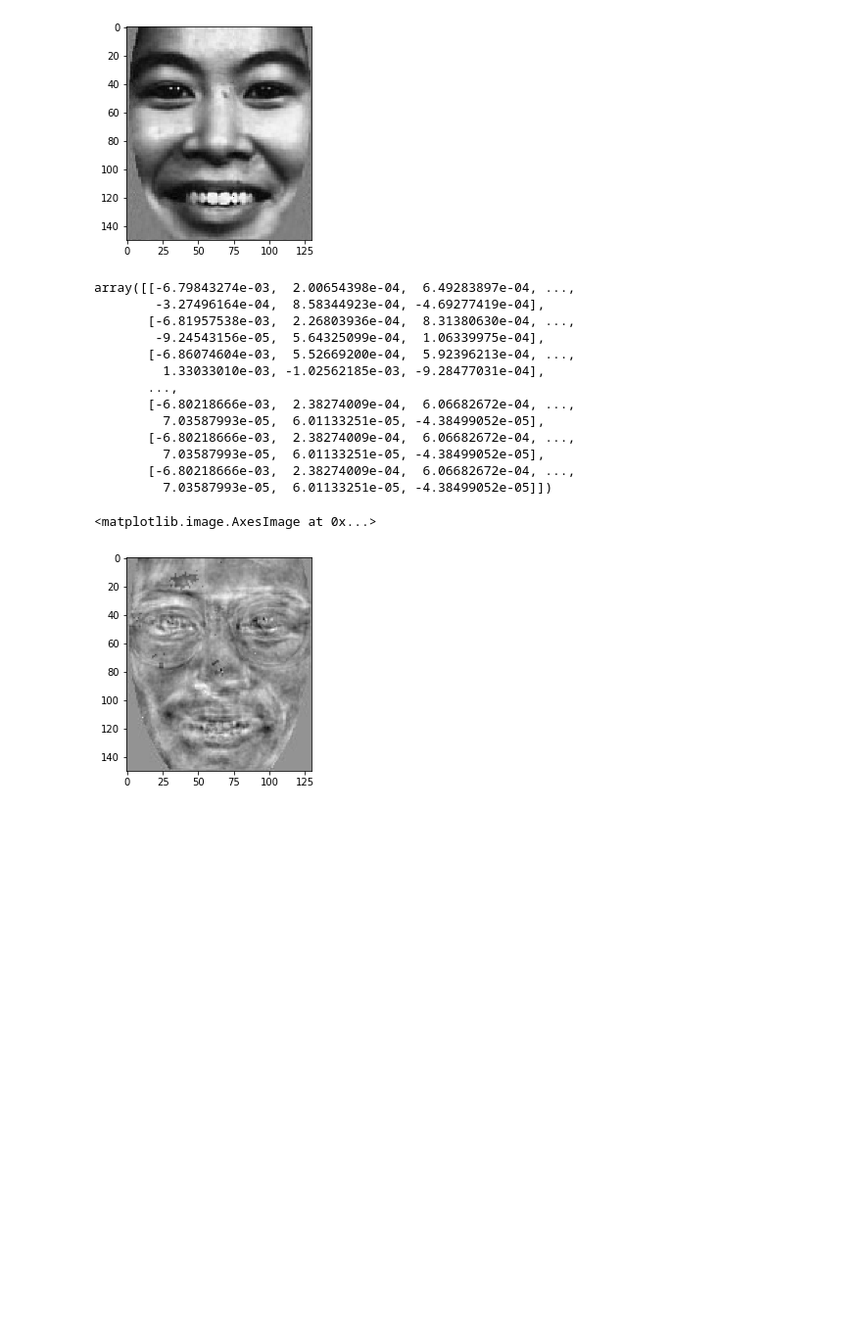
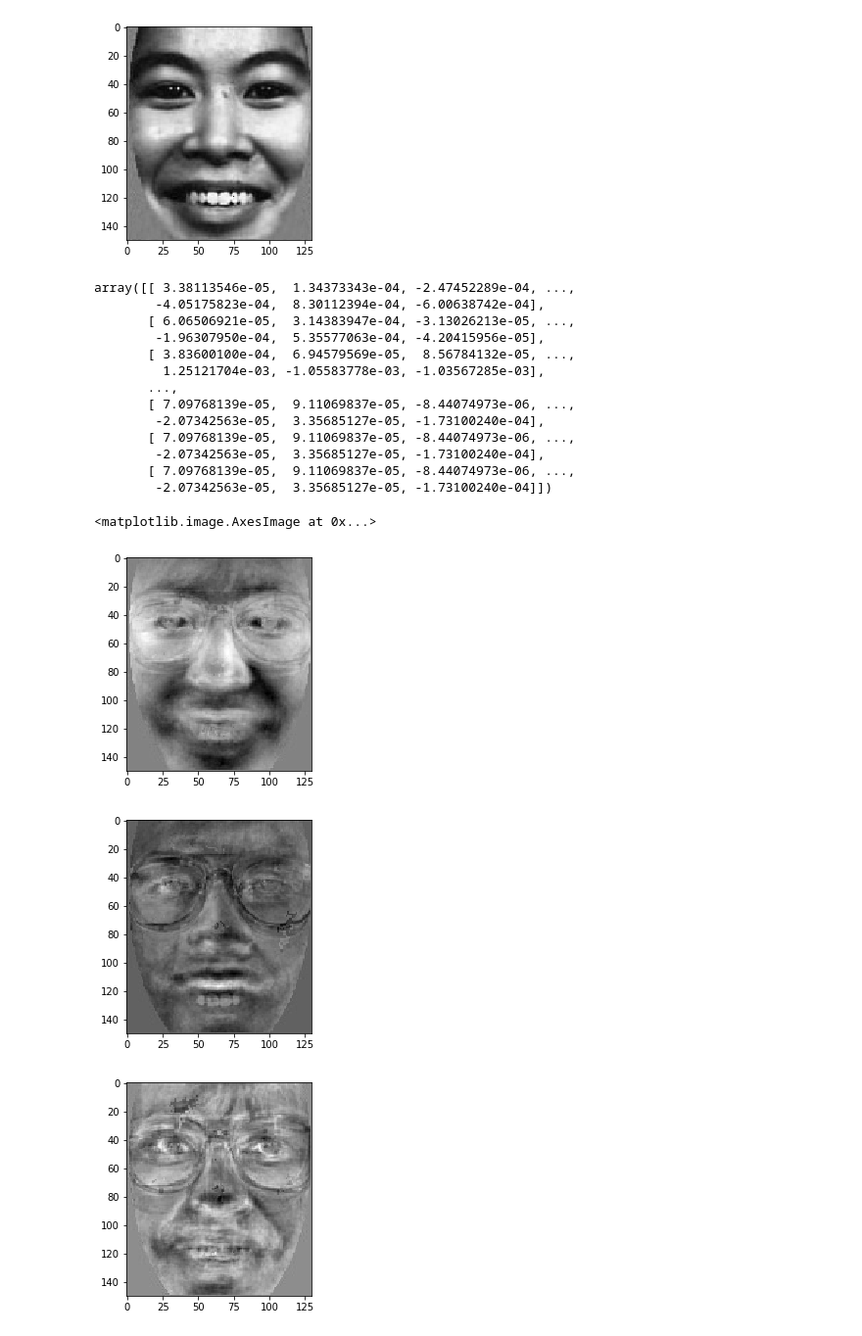
Before and after one commit to ttrapaid/facerecognition, a Jupyter notebook: pca.ipynb, the cells around one changed output. Shown at 98% size. Cells and saved outputs as stored; diff of their text form; code cells hidden in the pictures; blank space fills up the shorter version.

```diff
--- a/pca.ipynb
+++ b/pca.ipynb
@@ -15,5 +16,6 @@ row = 130
 # %%
-plt.imshow(images['00154fa010.940128.jpg'], ) #display the image
+example_img_name = list(images.keys())[24]
+plt.imshow(images[example_img_name], ) #display the image
 plt.gray()  #grayscale conversion
 plt.show()
 # %% [output]
@@ -26,11 +28,11 @@ flattened = {}
 for key in images:
     flattened[key] = images[key].flatten()
 # %%
-mean = np.zeros(len(flattened['00154fa010.940128.jpg']))
+mean = np.zeros(len(flattened[example_img_name]))
 for key in flattened:
     mean += flattened[key]
 
-mean /= len(mean)
+mean /= len(flattened.keys())
 
 mean
 # %% [output]
@@ -136,30 +138,42 @@ plt.show()
 [figure]
 # %%
 normalized = covar_eigvecs.copy()
-for i in range(0, 44):
+
+for i in range(0, normalized.shape[1]):
     normalized[:,i] = normalized[:,i]/np.linalg.norm(normalized[:,i])
 
 normalized
 # %% [output]
-array([[-6.79843274e-03,  2.00654398e-04,  6.49283897e-04, ...,
-        -3.27496164e-04,  8.58344923e-04, -4.69277419e-04],
-       [-6.81957538e-03,  2.26803936e-04,  8.31380630e-04, ...,
-        -9.24543156e-05,  5.64325099e-04,  1.06339975e-04],
-       [-6.86074604e-03,  5.52669200e-04,  5.92396213e-04, ...,
-         1.33033010e-03, -1.02562185e-03, -9.28477031e-04],
+array([[ 3.38113546e-05,  1.34373343e-04, -2.47452289e-04, ...,
+        -4.05175823e-04,  8.30112394e-04, -6.00638742e-04],
+       [ 6.06506921e-05,  3.14383947e-04, -3.13026213e-05, ...,
+        -1.96307950e-04,  5.35577063e-04, -4.20415956e-05],
+       [ 3.83600100e-04,  6.94579569e-05,  8.56784132e-05, ...,
+         1.25121704e-03, -1.05583778e-03, -1.03567285e-03],
        ...,
-       [-6.80218666e-03,  2.38274009e-04,  6.06682672e-04, ...,
-         7.03587993e-05,  6.01133251e-05, -4.38499052e-05],
-       [-6.80218666e-03,  2.38274009e-04,  6.06682672e-04, ...,
-         7.03587993e-05,  6.01133251e-05, -4.38499052e-05],
-       [-6.80218666e-03,  2.38274009e-04,  6.06682672e-04, ...,
-         7.03587993e-05,  6.01133251e-05, -4.38499052e-05]])
+       [ 7.09768139e-05,  9.11069837e-05, -8.44074973e-06, ...,
+        -2.07342563e-05,  3.35685127e-05, -1.73100240e-04],
+       [ 7.09768139e-05,  9.11069837e-05, -8.44074973e-06, ...,
+        -2.07342563e-05,  3.35685127e-05, -1.73100240e-04],
+       [ 7.09768139e-05,  9.11069837e-05, -8.44074973e-06, ...,
+        -2.07342563e-05,  3.35685127e-05, -1.73100240e-04]])
 # %%
 # lets take a peek at some of the eigenfaces
 
-eigenface = normalized[:,32].reshape(150,130)
+eigenface = normalized[:,2].reshape(150,130)
 plt.figure()
 plt.imshow(eigenface,cmap='gray')
+
+eigenface = normalized[:,12].reshape(150,130)
+plt.figure()
+plt.imshow(eigenface,cmap='gray')
+
+# cursed
+eigenface = normalized[:,23].reshape(150,130)
+plt.figure()
+plt.imshow(eigenface,cmap='gray')
 # %% [output]
 <matplotlib.image.AxesImage at 0x...>
-[figure, old version]
+[figure, new version]
+[figure, added]
+[figure, added]
```
Also changed, not shown: parts of 22 cells of this notebook.
